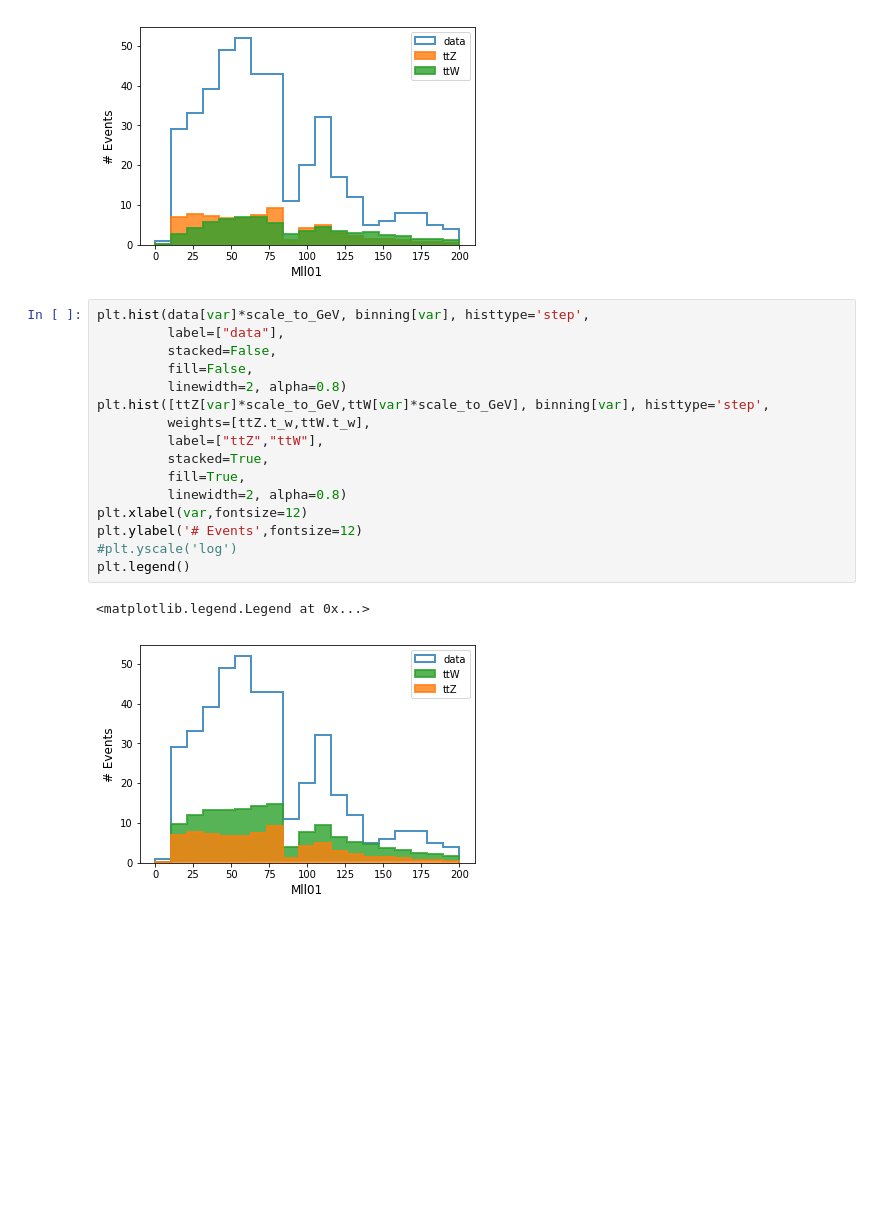
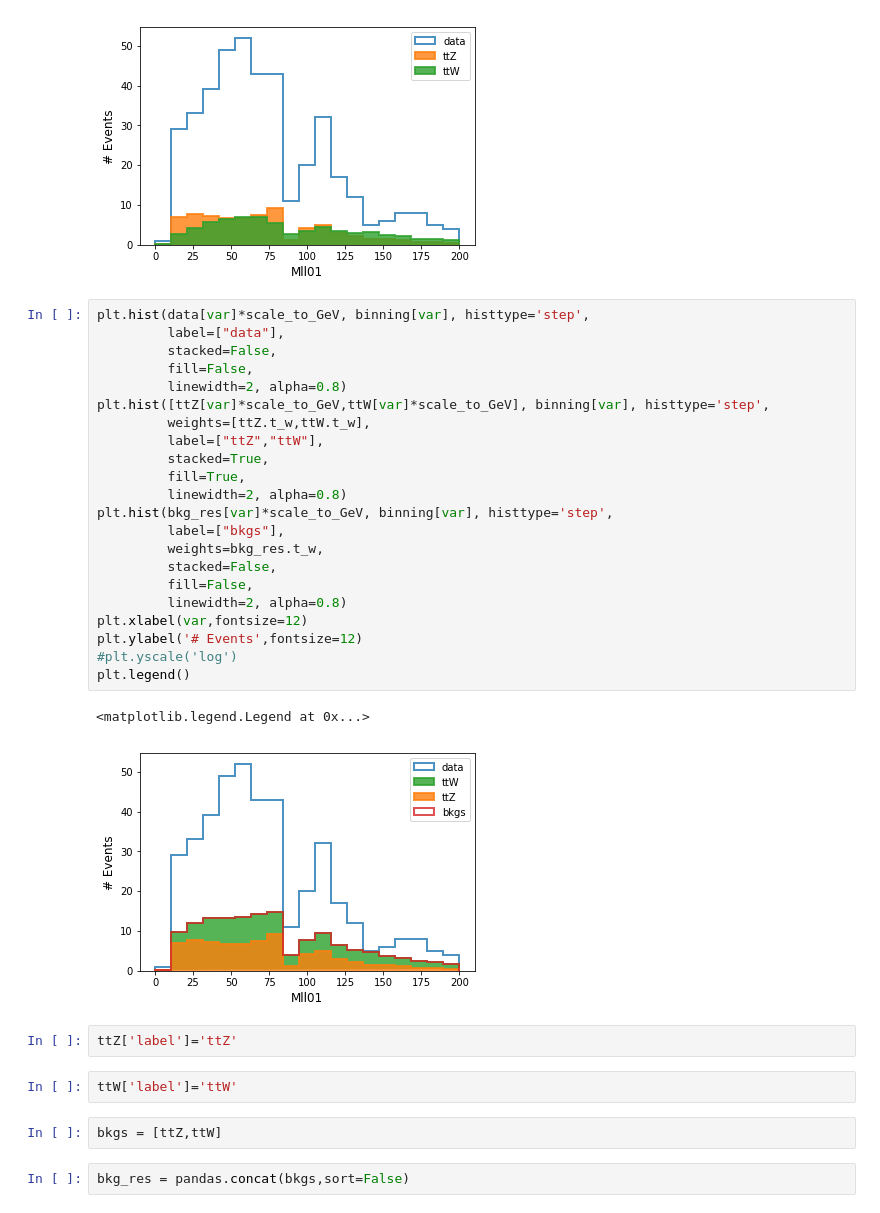
Before and after one commit to grevtsovkirill/trilep_res_anomaly_nn, a Jupyter notebook: display_effect.ipynb, the cells around one changed output. Cells and saved outputs as stored; diff of their text form; blank space fills up the shorter version.

```diff
--- a/display_effect.ipynb
+++ b/display_effect.ipynb
@@ -82,19 +75,33 @@ plt.legend()
 # %%
 plt.hist(data[var]*scale_to_GeV, binning[var], histtype='step',
          label=["data"],
          stacked=False,
          fill=False,
          linewidth=2, alpha=0.8)
 plt.hist([ttZ[var]*scale_to_GeV,ttW[var]*scale_to_GeV], binning[var], histtype='step',
          weights=[ttZ.t_w,ttW.t_w],
          label=["ttZ","ttW"],
          stacked=True,
          fill=True,
          linewidth=2, alpha=0.8)
+plt.hist(bkg_res[var]*scale_to_GeV, binning[var], histtype='step',
+         label=["bkgs"],
+         weights=bkg_res.t_w,
+         stacked=False,
+         fill=False,
+         linewidth=2, alpha=0.8)
 plt.xlabel(var,fontsize=12)
 plt.ylabel('# Events',fontsize=12)
 #plt.yscale('log')
 plt.legend()
 # %% [output]
 <matplotlib.legend.Legend at 0x...>
-[figure, old version]
+[figure, new version]
+# %%
+ttZ['label']='ttZ'
+# %%
+ttW['label']='ttW'
+# %%
+bkgs = [ttZ,ttW]
+# %%
+bkg_res = pandas.concat(bkgs,sort=False)
```
Also changed, not shown: parts of 6 cells of this notebook.
